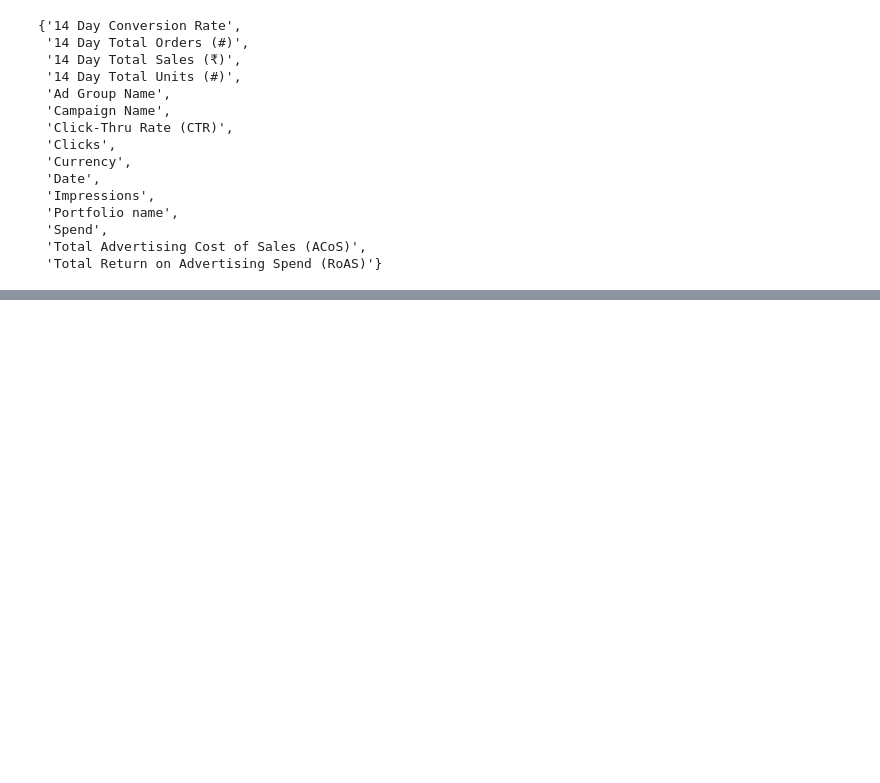
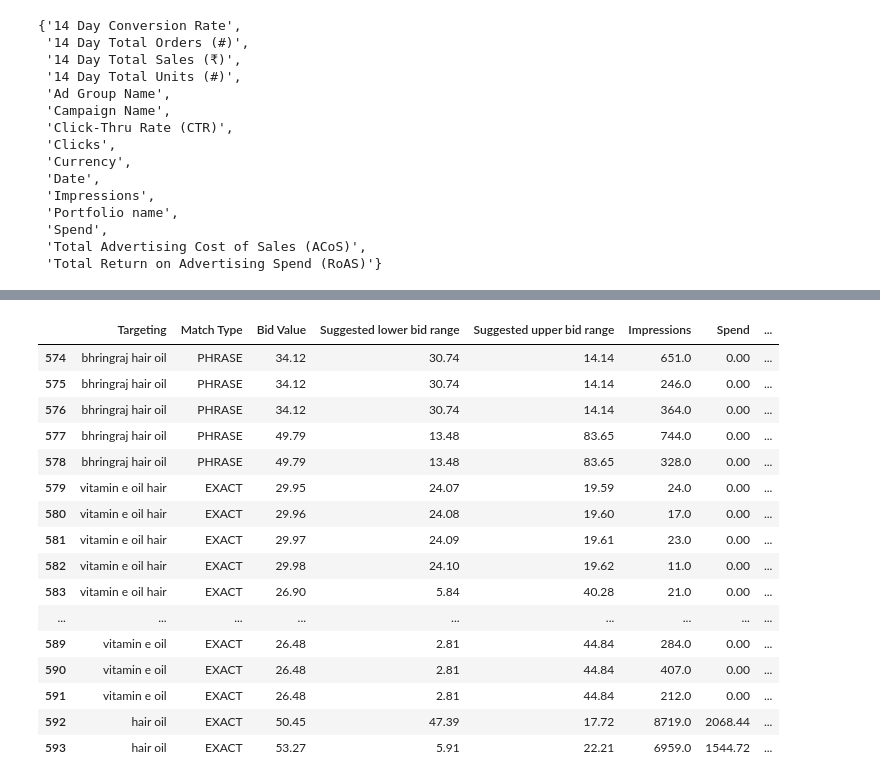
Before and after one commit to yokomeow/ad-campaign-RL, a Jupyter notebook: explore_dataset.ipynb, the cells around one changed output, grey strips where cells are left out. Cells and saved outputs as stored; diff of their text form; code cells hidden in the pictures; blank space fills up the shorter version.

```diff
--- a/explore_dataset.ipynb
+++ b/explore_dataset.ipynb
@@ -166,0 +169,7 @@ data.head(20)
+# %%
+from sklearn.preprocessing import OneHotEncoder
+
+enc = OneHotEncoder(drop='if_binary', sparse=False)
+X_enc = enc.fit_transform(data[cat_features])
+X_enc.shape
+enc_columns = list(range(X_enc.shape[1]))
@@ -167,3 +271,8 @@ data.head(20)
 # %%
-set(data['Targeting'])
+from numpy import nan
+
+targets = set(data['Targeting'])
+#targets.remove(np.nan)
+categories = dict.fromkeys(targets)
+categories
 # %% [output]
@@ -187,3 +296,15 @@ set(data['Targeting'])
 # %%
-data.describe()
+cosmetics_kewords = ['cream', 'gel', 'hair']
+medicine_keywords = ['sunscreen', 'pain', 'knee', 'oil', 'spf', ' uv ']
+for key in categories.keys():
+  categories[key] = set()
+  for word in cosmetics_kewords:
+    if key.find(word) > 0:
+      categories[key].add('Косметика')
+
+  for word in medicine_keywords:
+    if key.find(word) > 0:
+      categories[key].add('Аптека')
+
+categories
 # %% [output]
@@ -198,0 +328,29 @@ data.describe()
+# %%
+cats = []
+for target in data['Targeting']:
+  if target != nan:
+    cats.append(list(categories[key]))
+  else:
+    cats.append(None)
+
+data['Category'] = cats
+
+data.tail(20)
+# %% [output]
+|  | Targeting | Match Type | Bid Value | Suggested lower bid range | Suggested upper bid range | Impressions | Spend | ... |
+| 574 | bhringraj hair oil | PHRASE | 34.12 | 30.74 | 14.14 | 651.0 | 0.00 | ... |
+| 575 | bhringraj hair oil | PHRASE | 34.12 | 30.74 | 14.14 | 246.0 | 0.00 | ... |
+| 576 | bhringraj hair oil | PHRASE | 34.12 | 30.74 | 14.14 | 364.0 | 0.00 | ... |
+| 577 | bhringraj hair oil | PHRASE | 49.79 | 13.48 | 83.65 | 744.0 | 0.00 | ... |
+| 578 | bhringraj hair oil | PHRASE | 49.79 | 13.48 | 83.65 | 328.0 | 0.00 | ... |
+| 579 | vitamin e oil hair | EXACT | 29.95 | 24.07 | 19.59 | 24.0 | 0.00 | ... |
+| 580 | vitamin e oil hair | EXACT | 29.96 | 24.08 | 19.60 | 17.0 | 0.00 | ... |
+| 581 | vitamin e oil hair | EXACT | 29.97 | 24.09 | 19.61 | 23.0 | 0.00 | ... |
+| 582 | vitamin e oil hair | EXACT | 29.98 | 24.10 | 19.62 | 11.0 | 0.00 | ... |
+| 583 | vitamin e oil hair | EXACT | 26.90 | 5.84 | 40.28 | 21.0 | 0.00 | ... |
+| ... | ... | ... | ... | ... | ... | ... | ... | ... |
+| 589 | vitamin e oil | EXACT | 26.48 | 2.81 | 44.84 | 284.0 | 0.00 | ... |
+| 590 | vitamin e oil | EXACT | 26.48 | 2.81 | 44.84 | 407.0 | 0.00 | ... |
+| 591 | vitamin e oil | EXACT | 26.48 | 2.81 | 44.84 | 212.0 | 0.00 | ... |
+| 592 | hair oil | EXACT | 50.45 | 47.39 | 17.72 | 8719.0 | 2068.44 | ... |
+| 593 | hair oil | EXACT | 53.27 | 5.91 | 22.21 | 6959.0 | 1544.72 | ... |
```
Also changed, not shown: parts of 22 cells of this notebook.
